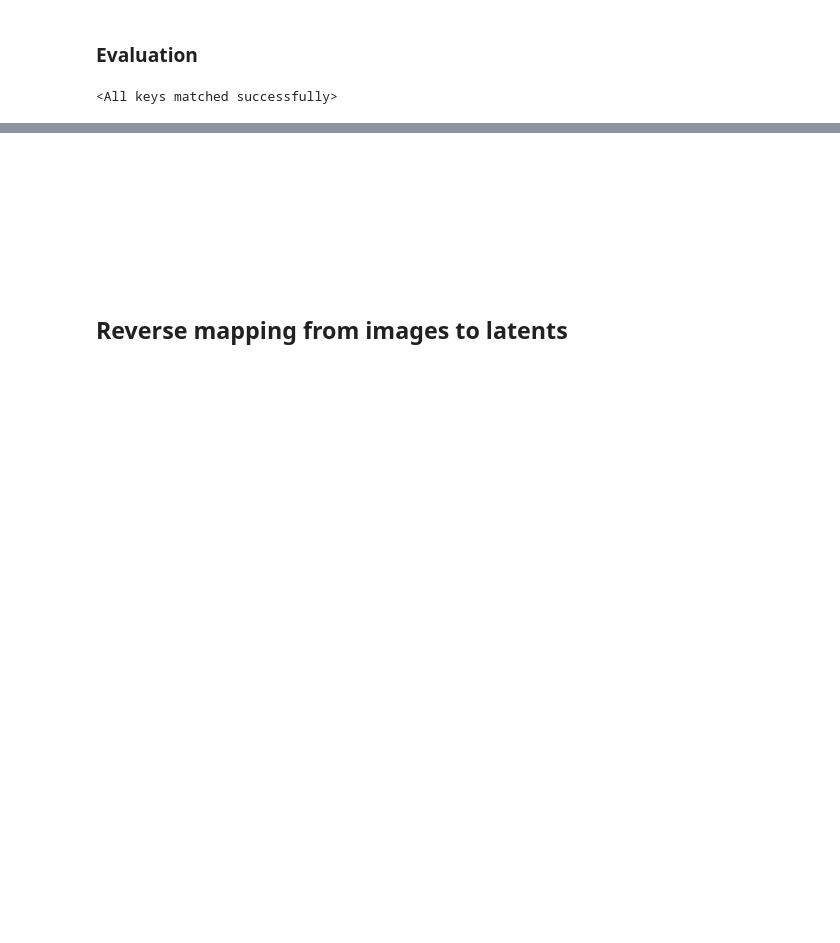
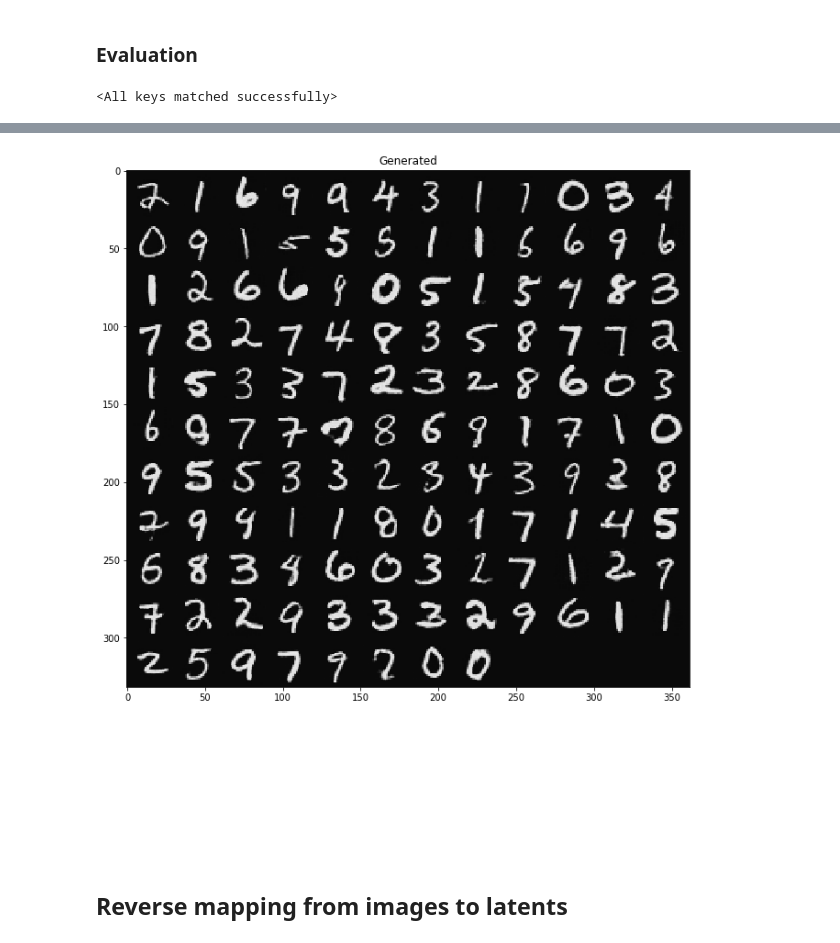
Before and after one commit to simplerick/stylegan2_pytorch, a Jupyter notebook: stylegan2.ipynb, the cells around one changed output, grey strips where cells are left out. Drawn from its saved outputs; the diff is of its cells as text; code cells hidden in the pictures; blank space fills up the shorter version.

````diff
--- a/stylegan2.ipynb
+++ b/stylegan2.ipynb
@@ -62,6 +62,11 @@ class Generator(nn.Module):
                 b.data.copy_(self.weights_avg_beta*b + (1-self.weights_avg_beta)*params[n])
             except:
                 b.data.copy_(buffers[n])
+
+    def load_avg_weights(self):
+        buffers = dict(self.Src_Net.named_buffers())
+        for n,p in self.named_parameters():
+            p.data.copy_(buffers[n])
 
 
     # sample dlatents
@@ -222,8 +227,8 @@ def train(G, D, dataset, max_iter, batch_size,
         gen_optimizer.zero_grad()
         loss.backward()
         gen_optimizer.step()
-        if checkpoint or i > max_iter//2:
-            G.update_avg_weights()
+        G.update_avg_weights()
+
 
 
         if i % val_interval == 0:
@@ -302,7 +307,7 @@ train(G, D, dataset, **train_params, checkpoint=torch.load('last_checkpoint.pt')
 # %% [markdown]
 ### Evaluation
 # %%
-checkpoint = torch.load('checkpoint.pt')
+checkpoint = torch.load('checkpoint_colab_good.pt')
 G.load_state_dict(checkpoint['G'], strict=False)
 D.load_state_dict(checkpoint['D'])
 # %% [output]
@@ -323,3 +328,9 @@ plt.show()
+# %%
+plt.title('Generated')
+plt.imshow(grid(G.sample_images(128, truncation_psi=0.9)*std+mean, ncols=12).squeeze())
+plt.show()
+# %% [output]
+[figure, added]
 # %% [markdown]
 ```
 
````
Also changed, not shown: parts of 8 cells of this notebook.
